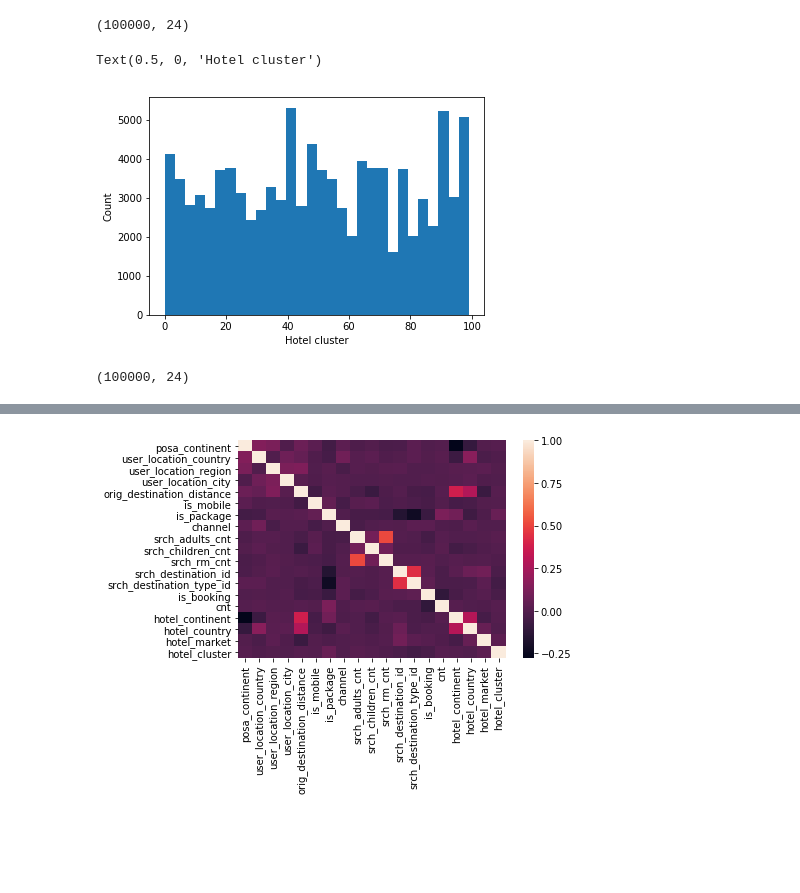
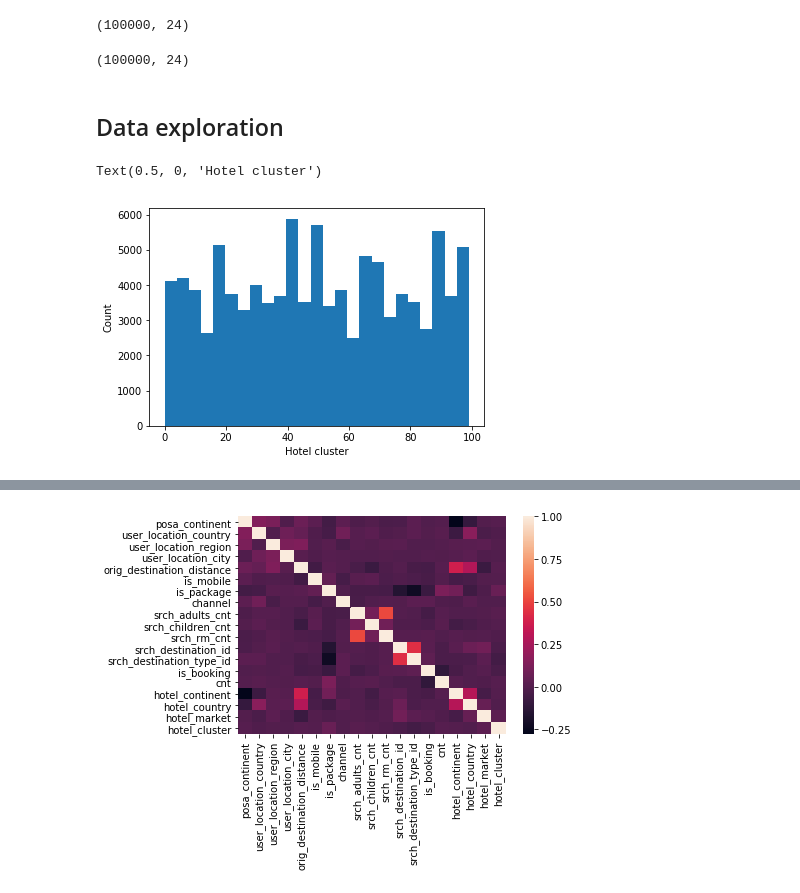
Before and after one commit to alexlisa9/finalProject_EE461P, a Jupyter notebook: K-Means Clustering and Catboost.ipynb, the cells around one changed output, grey strips where cells are left out. Drawn from its saved outputs; the diff is of its cells as text; code cells hidden in the pictures; blank space fills up the shorter version.

```diff
--- a/K-Means Clustering and Catboost.ipynb
+++ b/K-Means Clustering and Catboost.ipynb
@@ -44,13 +62,6 @@ print(df_resampled_random.shape)
 (100000, 24)
 # %%
 df_resampled_random.to_csv('expedia_resampled_random.csv', index=False)
-# %%
-plt.hist(df_resampled_random['hotel_cluster'], bins=30)
-plt.ylabel('Count')
-plt.xlabel('Hotel cluster')
-# %% [output]
-Text(0.5, 0, 'Hotel cluster')
-[figure, removed]
 # %%
 # Resample for equal class distributions
 from sklearn.utils import resample
@@ -69,3 +80,5 @@ print(df_resampled_equal.shape)
 (100000, 24)
 # %%
 df_resampled_equal.to_csv('expedia_resampled_equal.csv', index=False)
+# %% [markdown]
+## Data exploration
@@ -71,0 +89,8 @@ df_resampled_equal.to_csv('expedia_resampled_equal.csv', index=False)
+# %%
+# Plot target label distribution of random resampling
+plt.hist(df_resampled_random['hotel_cluster'], bins=25)
+plt.ylabel('Count')
+plt.xlabel('Hotel cluster')
+# %% [output]
+Text(0.5, 0, 'Hotel cluster')
+[figure, added]
```
Also changed, not shown: parts of 17 cells of this notebook.
